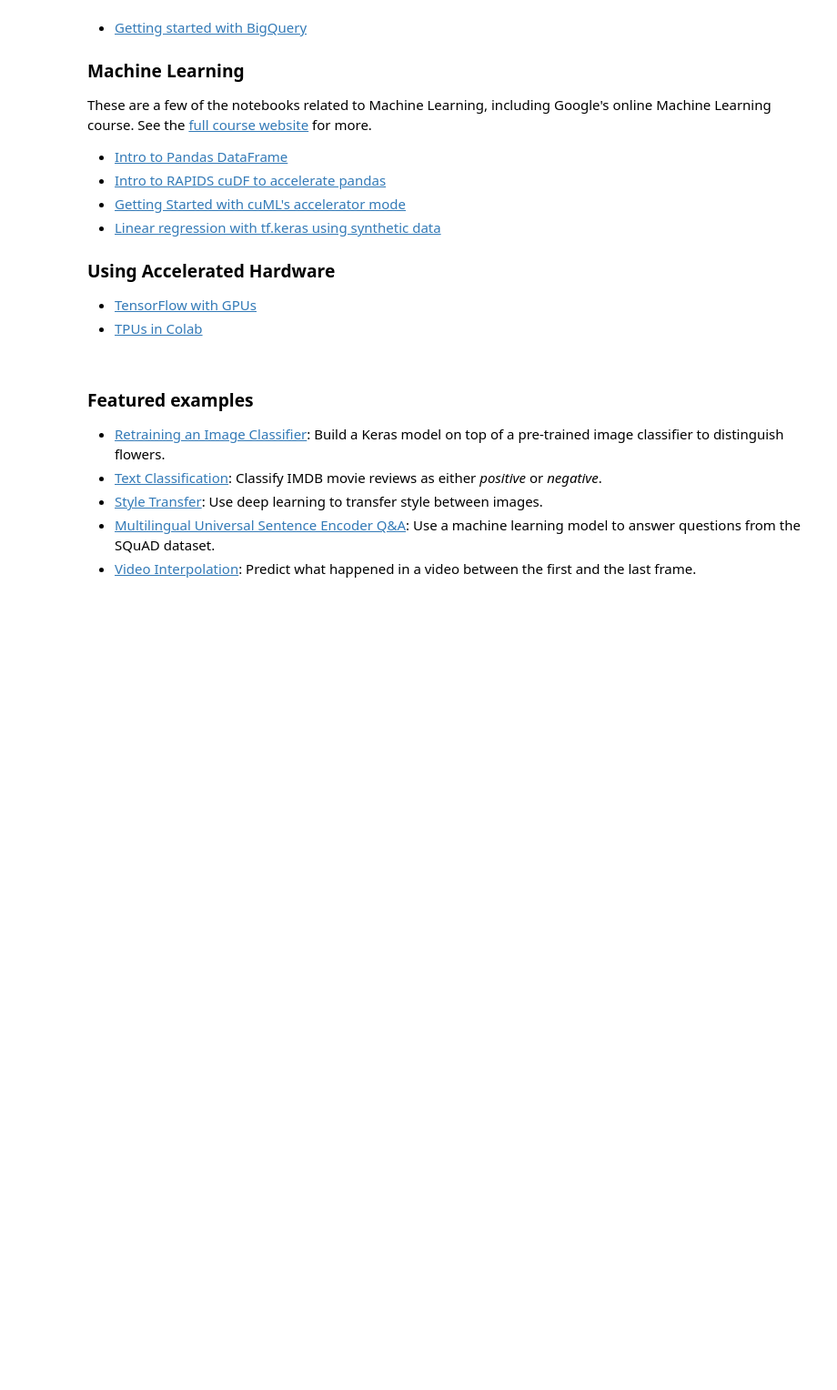
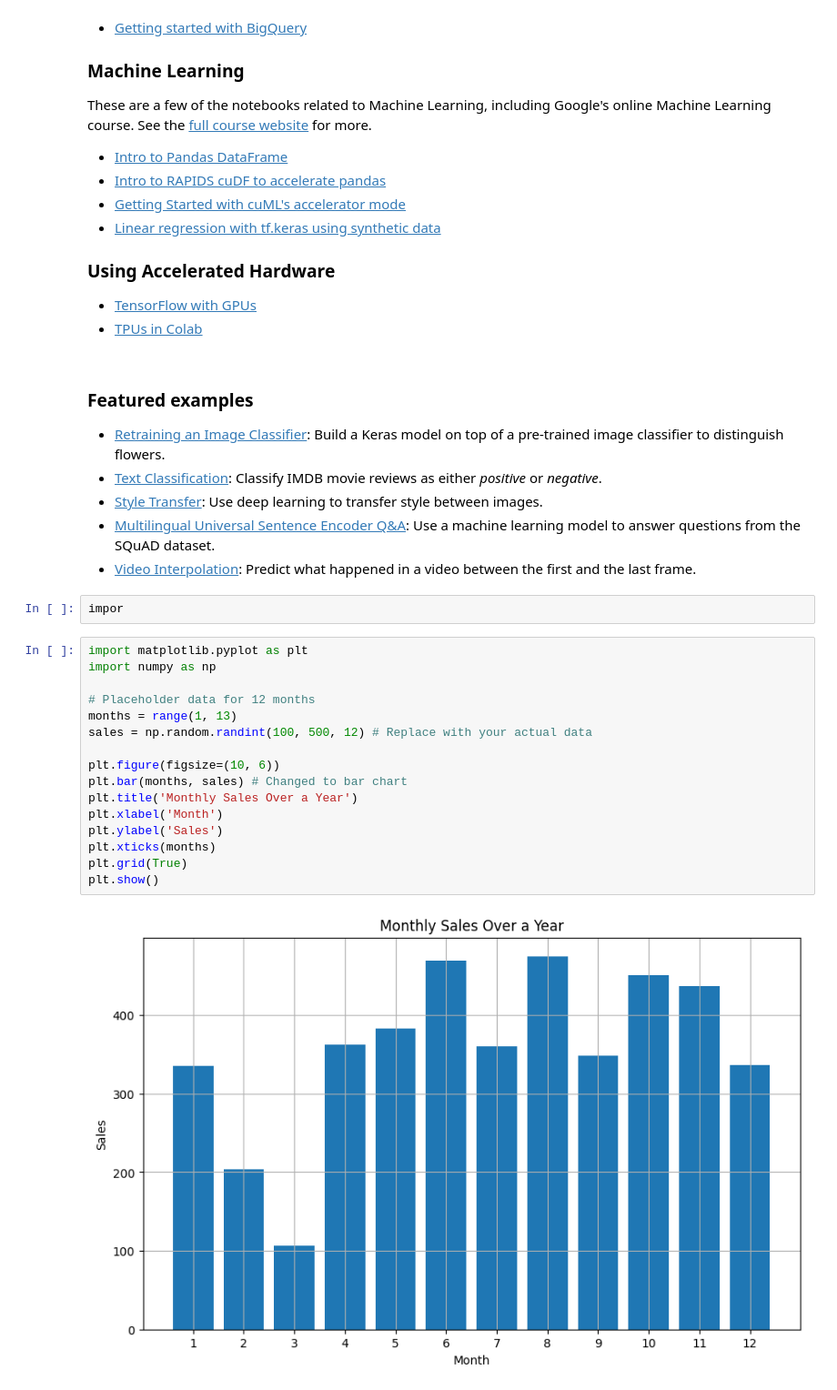
Before and after one commit to Rick007-11/Rick007-11, a Jupyter notebook: Welcome_To_Colab.ipynb, the cells around one changed output. Shown: that part at 91% size. Saved outputs shown, nothing was run; the diff lists cells and outputs as text; blank space fills up the shorter version.

```diff
--- a/Welcome_To_Colab.ipynb
+++ b/Welcome_To_Colab.ipynb
@@ -195,3 +195,23 @@ These are a few of the notebooks related to Machine Learning, including Google's
 - [Style Transfer](https://tensorflow.org/hub/tutorials/tf2_arbitrary_image_stylization): Use deep learning to transfer style between images.
 - [Multilingual Universal Sentence Encoder Q&A](https://tensorflow.org/hub/tutorials/retrieval_with_tf_hub_universal_encoder_qa): Use a machine learning model to answer questions from the SQuAD dataset.
 - [Video Interpolation](https://tensorflow.org/hub/tutorials/tweening_conv3d): Predict what happened in a video between the first and the last frame.
+# %%
+impor
+# %%
+import matplotlib.pyplot as plt
+import numpy as np
+
+# Placeholder data for 12 months
+months = range(1, 13)
+sales = np.random.randint(100, 500, 12) # Replace with your actual data
+
+plt.figure(figsize=(10, 6))
+plt.bar(months, sales) # Changed to bar chart
+plt.title('Monthly Sales Over a Year')
+plt.xlabel('Month')
+plt.ylabel('Sales')
+plt.xticks(months)
+plt.grid(True)
+plt.show()
+# %% [output]
+[figure, added]
```
